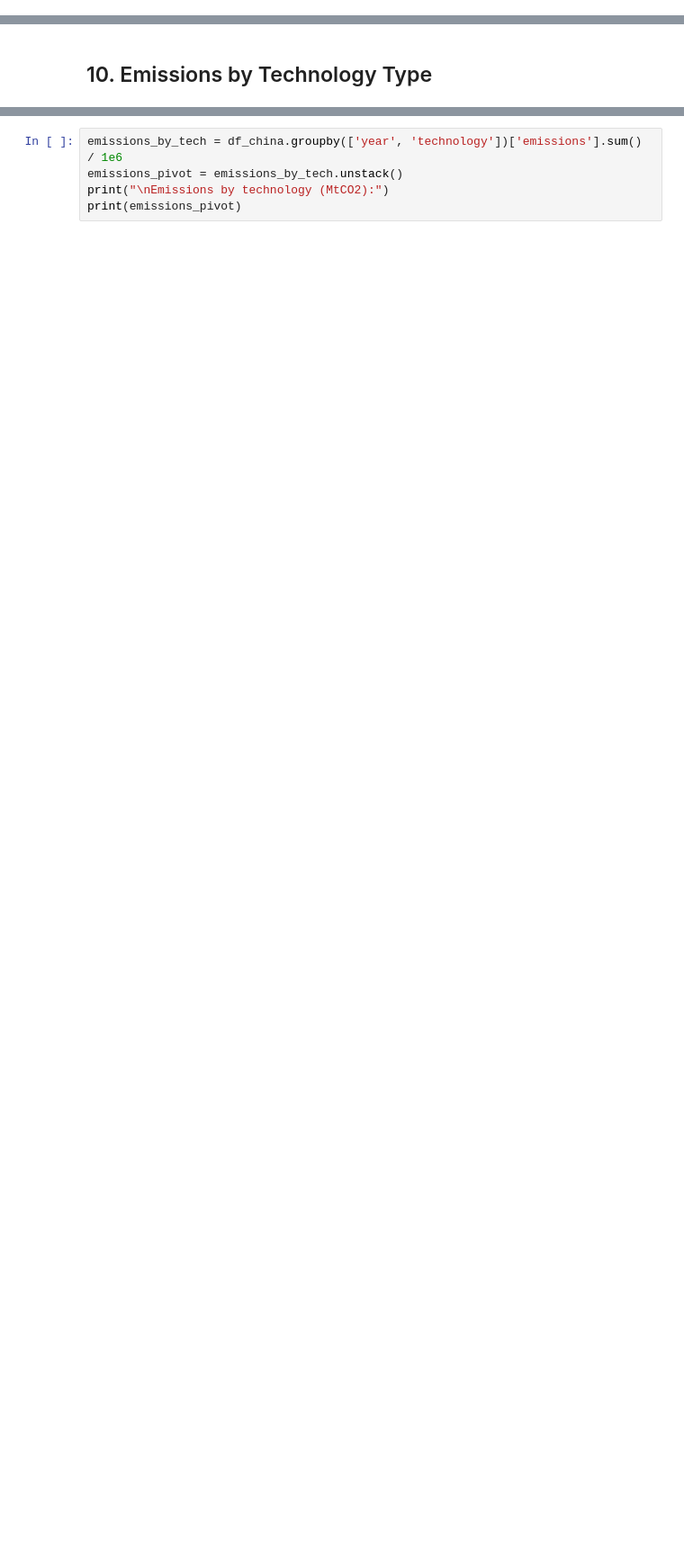
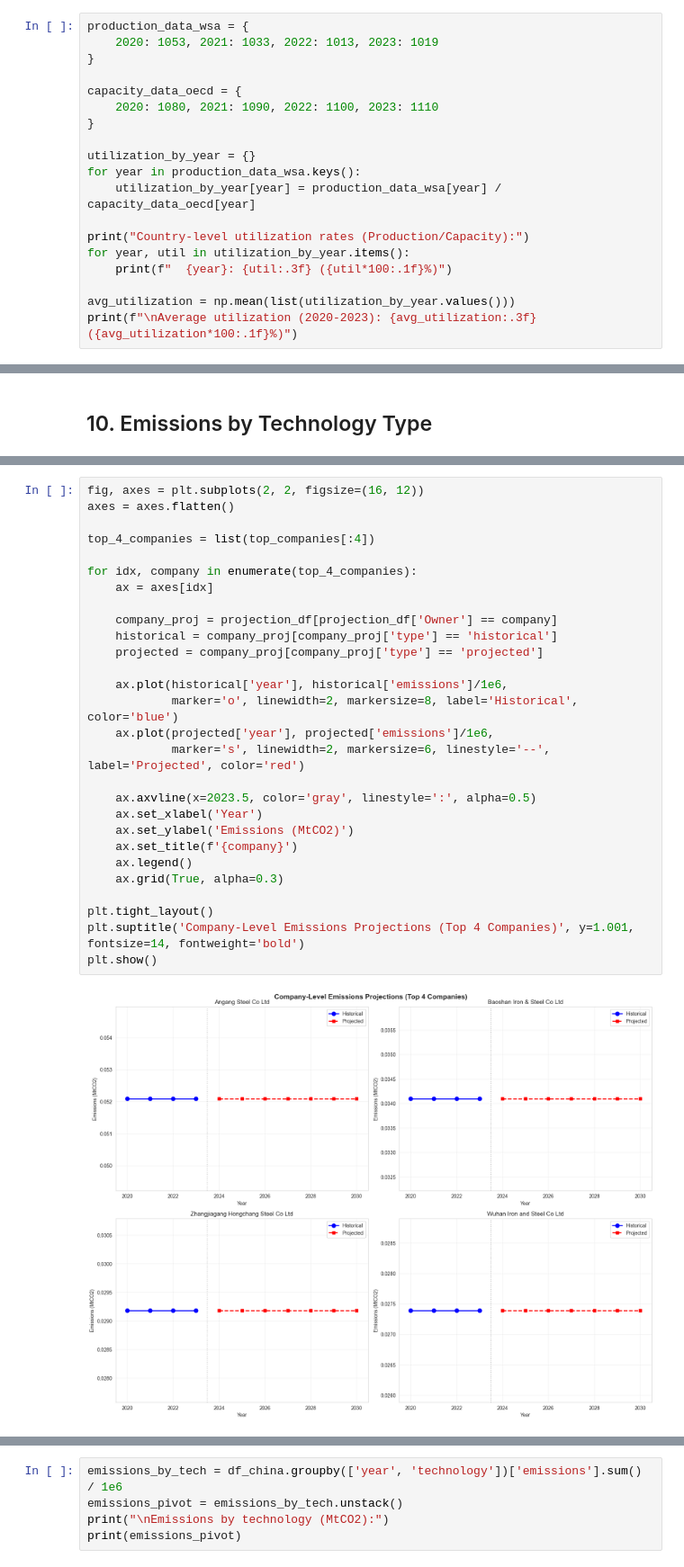
Before and after one commit to Othocs/Research_And_Emerging_topics_Labs, a Jupyter notebook: Lab3/lab_3.ipynb, the cells around one changed output, grey strips where cells are left out. Shown at 90% size. Drawn from its saved outputs; the diff is of its cells as text; blank space fills up the shorter version.

```diff
--- a/Lab3/lab_3.ipynb
+++ b/Lab3/lab_3.ipynb
@@ -164,0 +159,19 @@ utilization_rates = {
+# %%
+production_data_wsa = {
+    2020: 1053, 2021: 1033, 2022: 1013, 2023: 1019
+}
+
+capacity_data_oecd = {
+    2020: 1080, 2021: 1090, 2022: 1100, 2023: 1110
+}
+
+utilization_by_year = {}
+for year in production_data_wsa.keys():
+    utilization_by_year[year] = production_data_wsa[year] / capacity_data_oecd[year]
+
+print("Country-level utilization rates (Production/Capacity):")
+for year, util in utilization_by_year.items():
+    print(f"  {year}: {util:.3f} ({util*100:.1f}%)")
+
+avg_utilization = np.mean(list(utilization_by_year.values()))
+print(f"\nAverage utilization (2020-2023): {avg_utilization:.3f} ({avg_utilization*100:.1f}%)")
@@ -291,0 +424,30 @@ Top 10 emitting companies in 2030:
+# %%
+fig, axes = plt.subplots(2, 2, figsize=(16, 12))
+axes = axes.flatten()
+
+top_4_companies = list(top_companies[:4])
+
+for idx, company in enumerate(top_4_companies):
+    ax = axes[idx]
+
+    company_proj = projection_df[projection_df['Owner'] == company]
+    historical = company_proj[company_proj['type'] == 'historical']
+    projected = company_proj[company_proj['type'] == 'projected']
+
+    ax.plot(historical['year'], historical['emissions']/1e6,
+            marker='o', linewidth=2, markersize=8, label='Historical', color='blue')
+    ax.plot(projected['year'], projected['emissions']/1e6,
+            marker='s', linewidth=2, markersize=6, linestyle='--', label='Projected', color='red')
+
+    ax.axvline(x=2023.5, color='gray', linestyle=':', alpha=0.5)
+    ax.set_xlabel('Year')
+    ax.set_ylabel('Emissions (MtCO2)')
+    ax.set_title(f'{company}')
+    ax.legend()
+    ax.grid(True, alpha=0.3)
+
+plt.tight_layout()
+plt.suptitle('Company-Level Emissions Projections (Top 4 Companies)', y=1.001, fontsize=14, fontweight='bold')
+plt.show()
+# %% [output]
+[figure, added]
```
Also changed, not shown: parts of 46 cells of this notebook, 1 other file.
